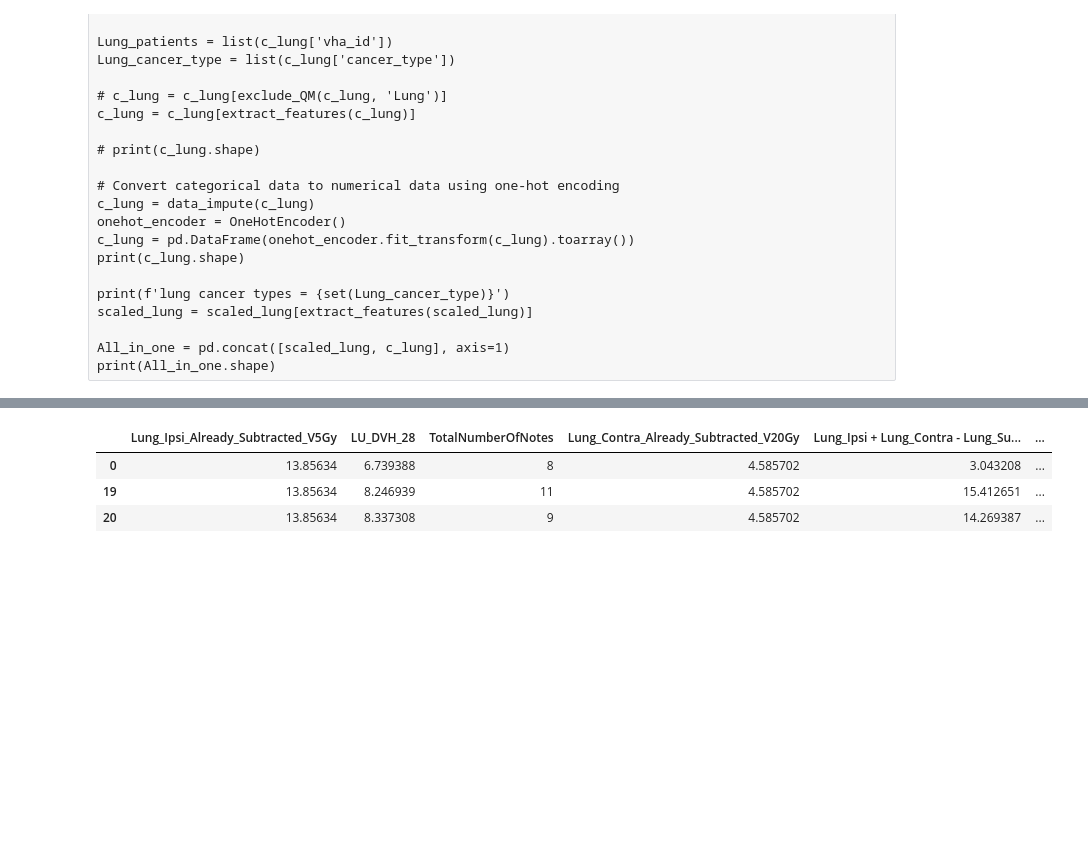
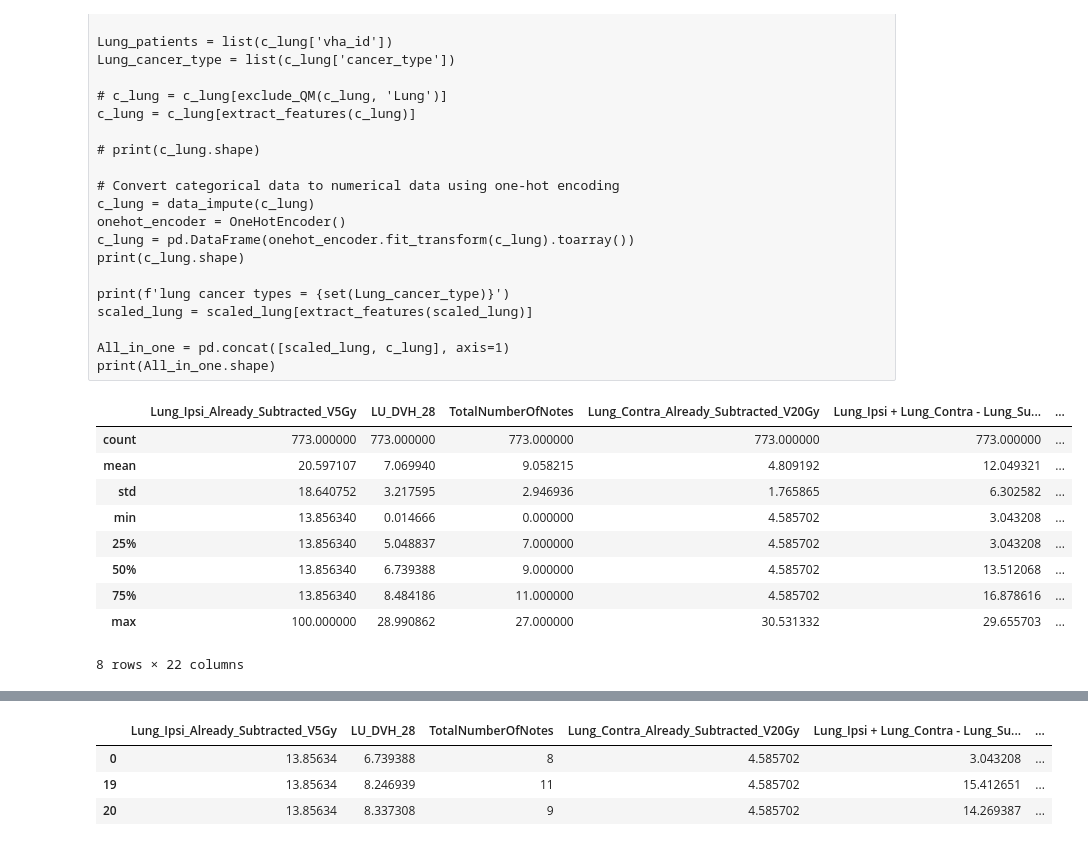
Before and after one commit to almusawiaf/GraphAugmentation, a Jupyter notebook: Exploratory data analysis for Lung.ipynb, the cells around one changed output, grey strips where cells are left out. Cells and saved outputs as stored; diff of their text form; code cells hidden in the pictures; blank space fills up the shorter version.

```diff
--- a/Exploratory data analysis for Lung.ipynb
+++ b/Exploratory data analysis for Lung.ipynb
@@ -110,7 +110,19 @@ scaled_lung = scaled_lung[extract_features(scaled_lung)]
 All_in_one = pd.concat([scaled_lung, c_lung], axis=1)
 print(All_in_one.shape)
 # %%
-n_lung['cancer_type'] = Lung_cancer_type
+n_lung['cancer_type'] = Lung_cancer_type.copy()
+n_lung.describe()
+# %% [output]
+|  | Lung_Ipsi_Already_Subtracted_V5Gy | LU_DVH_28 | TotalNumberOfNotes | Lung_Contra_Already_Subtracted_V20Gy | Lung_Ipsi + Lung_Contra - Lung_Su... | ... |
+| count | 773.000000 | 773.000000 | 773.000000 | 773.000000 | 773.000000 | ... |
+| mean | 20.597107 | 7.069940 | 9.058215 | 4.809192 | 12.049321 | ... |
+| std | 18.640752 | 3.217595 | 2.946936 | 1.765865 | 6.302582 | ... |
+| min | 13.856340 | 0.014666 | 0.000000 | 4.585702 | 3.043208 | ... |
+| 25% | 13.856340 | 5.048837 | 7.000000 | 4.585702 | 3.043208 | ... |
+| 50% | 13.856340 | 6.739388 | 9.000000 | 4.585702 | 13.512068 | ... |
+| 75% | 13.856340 | 8.484186 | 11.000000 | 4.585702 | 16.878616 | ... |
+| max | 100.000000 | 28.990862 | 27.000000 | 30.531332 | 29.655703 | ... |
+8 rows × 22 columns
 # %%
 n_lung.info()
 # %% [output]
```
Also changed, not shown: 2 other files.
